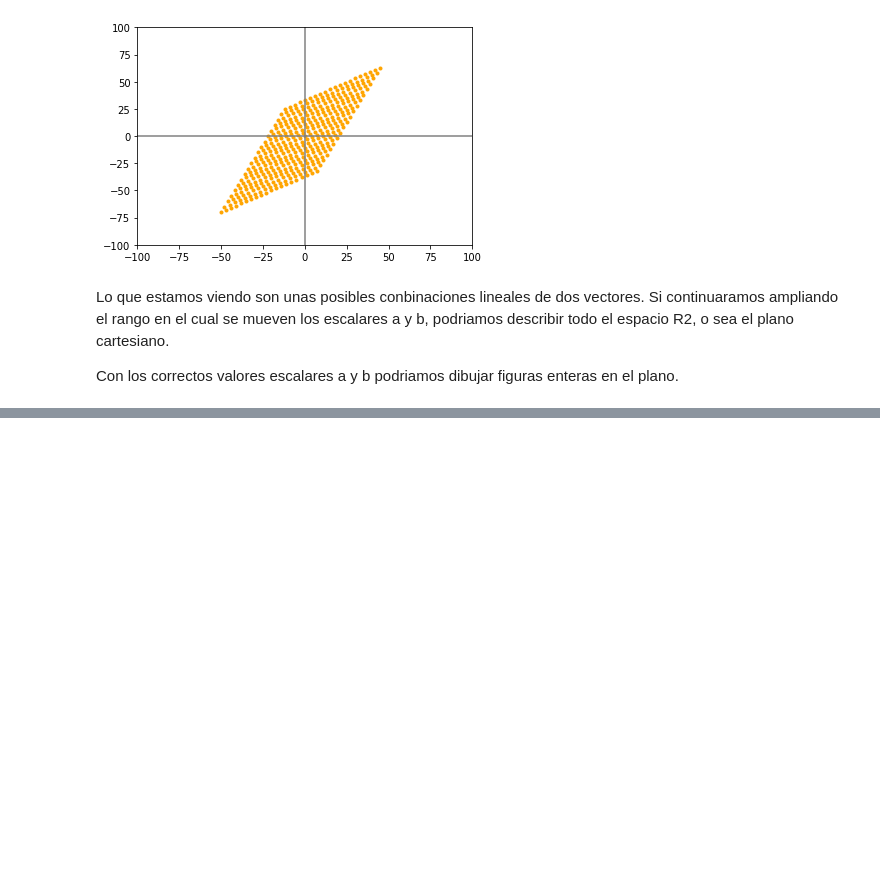
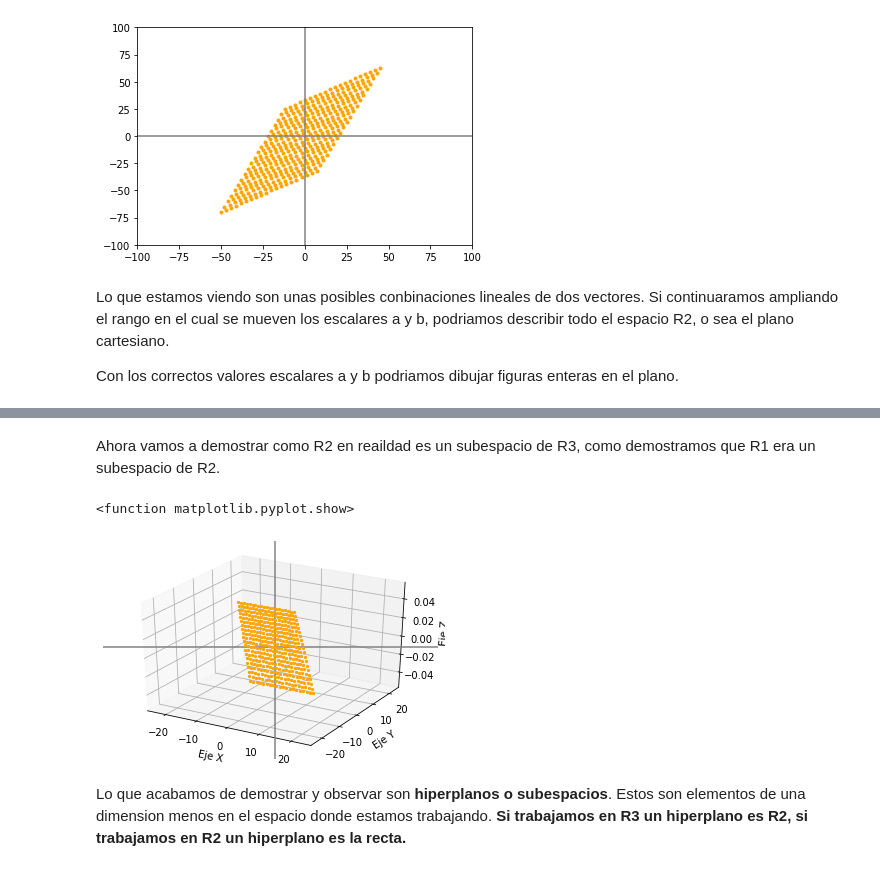
Before and after one commit to francomanca93/fundamentos-algebra-lineal, a Jupyter notebook: 4_Sistema_de_ecuaciones_lineales.ipynb, the cells around one changed output, grey strips where cells are left out. Cells and saved outputs as stored; diff of their text form; code cells hidden in the pictures; blank space fills up the shorter version.

Commit message:
Qué es un espacio y un subespacio

```diff
--- a/4_Sistema_de_ecuaciones_lineales.ipynb
+++ b/4_Sistema_de_ecuaciones_lineales.ipynb
@@ -193,0 +260,35 @@ Con los correctos valores escalares a y b podriamos dibujar figuras enteras en e
+# %% [markdown]
+Ahora vamos a demostrar como R2 en reaildad es un subespacio de R3, como demostramos que R1 era un subespacio de R2.
+# %%
+from mpl_toolkits.mplot3d import Axes3D
+
+v1 = np.array([1, 0, 0])
+v2 = np.array([2, -3, 0])
+
+fig = plt.figure()
+ax = fig.add_subplot(111, projection='3d')
+
+for a in range(-10, 10):
+  for b in range(-10, 10):
+   ax.scatter(v1[0]*a + v2[0]*b,
+              v1[1]*a + v2[1]*b,
+              v1[2]*a + v2[2]*b,
+              marker = '.',
+              color = 'orange')
+
+ax.set_xlabel('Eje X')
+ax.set_ylabel('Eje Y')
+ax.set_zlabel('Eje Z')
+
+plt.xlim(-25, 25)
+plt.ylim(-25, 25)
+
+plt.axvline(x=0, color='grey')
+plt.axhline(y=0, color='grey')
+
+plt.show
+# %% [output]
+<function matplotlib.pyplot.show>
+[figure, added]
+# %% [markdown]
+Lo que acabamos de demostrar y observar son **hiperplanos o subespacios**. Estos son elementos de una dimension menos en el espacio donde estamos trabajando. **Si trabajamos en R3 un hiperplano es R2, si trabajamos en R2 un hiperplano es la recta.**
```
Also changed, not shown: parts of 9 cells of this notebook.
